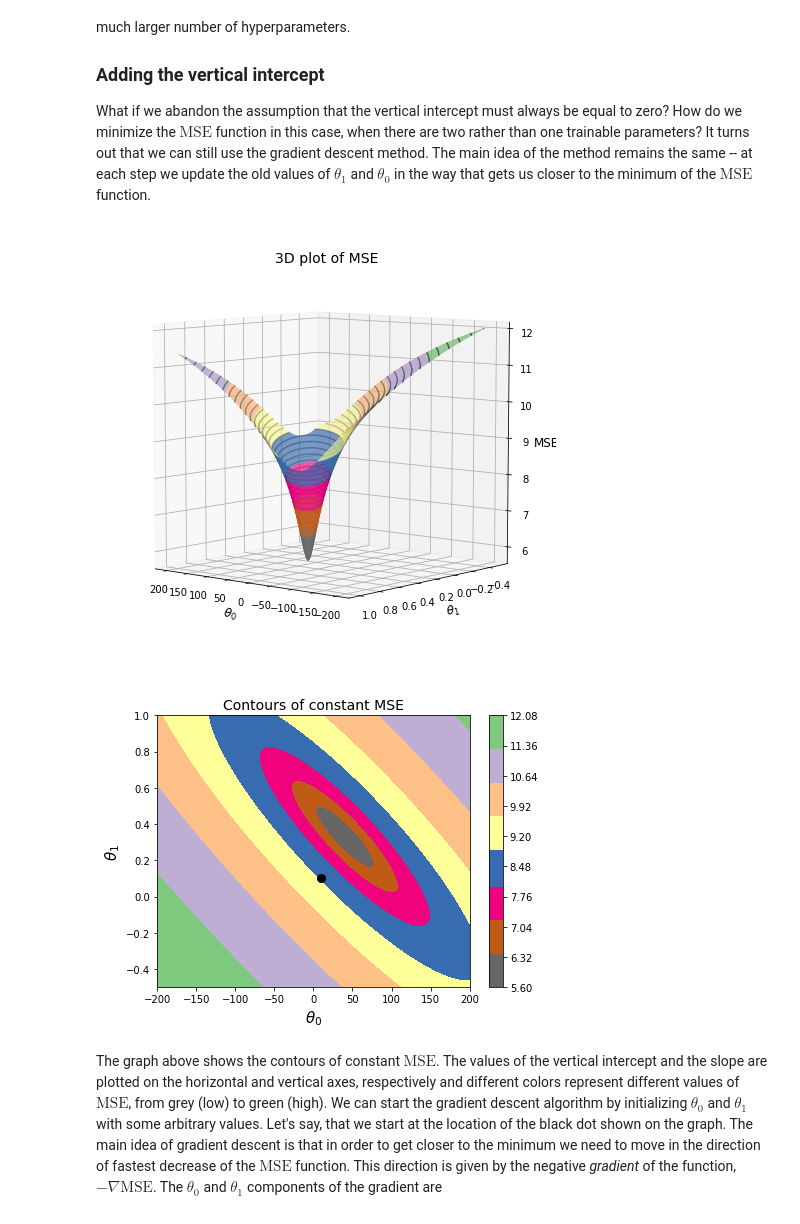
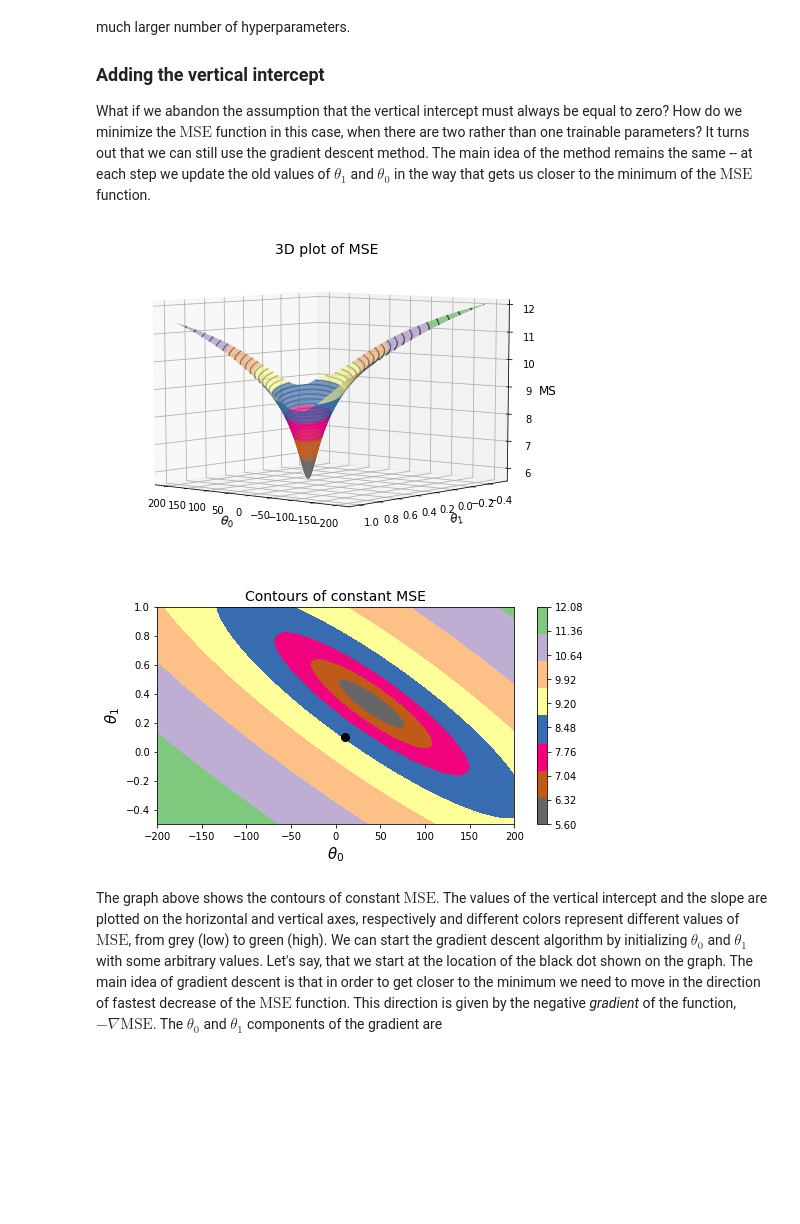
Before and after one commit to graf10a/Applied-Machine-Learning-Course, a Jupyter notebook: 03_Linear_Regression.ipynb, the cells around one changed output. Cells and saved outputs as stored; diff of their text form; code cells hidden in the pictures; blank space fills up the shorter version.

```diff
--- a/03_Linear_Regression.ipynb
+++ b/03_Linear_Regression.ipynb
@@ -272,7 +272,7 @@ np.random.seed(142)
 slope=np.random.rand()
 colors=['blue', 'green', 'orange', 'yellow', 'red']
 lr = 0.000006 # learning rate
-fig, ax = plt.subplots(1, 2, figsize=(10, 5))
+fig, ax = plt.subplots(1, 2, figsize=(8, 4))
 ax[0].plot(dis_no_nan, hp_no_nan, 'o')
 ax[0].set_xlabel("Displacement", fontsize=12)
 ax[0].set_ylabel("Horsepower", fontsize=12)
@@ -286,10 +286,10 @@ ax[1].set_title(r"$\theta_0 = 0$" + f", learning rate = {lr}", fontsize=14)
 for i, col in enumerate(colors, 1):
     hp_pred = slope*dis_no_nan
     ax[0].plot(dis_no_nan, hp_pred, color=col, label=i)
-    ax[1].plot(slope, compute_mse(slope), 'o', color=colors[i-1], ms=10, label=i)
+    ax[1].plot(slope, compute_mse(slope), 'o', color=colors[i-1], ms=6, label=i)
     slope = slope - 2*(-1)*((hp_no_nan-hp_pred)*dis_no_nan).mean()*lr
-ax[0].legend(loc='lower right',fontsize=12)
-ax[1].legend(loc='lower right', fontsize=12)
+ax[0].legend(loc='upper left',fontsize=8)
+ax[1].legend(loc='lower right', fontsize=8)
 plt.tight_layout()
 plt.show()
 # %% [output]
@@ -382,29 +382,32 @@ def compute_mse_2(v_int, slope, y=hp_no_nan, x=dis_no_nan):
     return ((y.reshape(-1, 1, 1) - slope*x.reshape(-1, 1, 1) - v_int)**2).mean(axis=0)
 # %%
 from mpl_toolkits import mplot3d
+
+np.warnings.filterwarnings('ignore', category=np.VisibleDeprecationWarning)
+
 n=500
 theta_0 = np.linspace(-200, 200, n)
 theta_1 = np.linspace(-0.5, 1, n)
 X, Y = np.meshgrid(theta_0, theta_1)
 Z = np.log(compute_mse_2(X, Y))
-fig = plt.figure(figsize=(8, 8))
+fig = plt.figure(figsize=(8, 6))
 ax = plt.axes(projection='3d')
 ax.plot_surface(X, Y, Z, rstride=1, cstride=1,
                 cmap='Accent_r', edgecolor='none')
 ax.contour3D(X, Y, Z, 50, cmap='binary')
 ax.set_xlabel(r'$\theta_0$', fontsize=12)
 ax.set_ylabel(r'$\theta_1$', fontsize=12)
 ax.set_zlabel('MSE', fontsize=12)
 ax.set_title("3D plot of MSE",
              fontsize=14)
 ax.view_init(7, 130)
 plt.show()
 # %% [output]
-[figure, old version]
+[figure, new version]
 # %%
 slope=0.1
 v_int=10
-plt.figure(figsize=(7, 5))
+plt.figure(figsize=(8, 4))
 plt.contourf(X, Y, Z, 100, cmap='Accent_r')#'RdGy')
 plt.plot(v_int, slope, 'o', color='black', ms=8)
 plt.colorbar()
@@ -413,7 +416,7 @@ plt.ylabel(r"$\theta_1$", fontsize=15)
 plt.title("Contours of constant MSE", fontsize=14)
 plt.show()
 # %% [output]
-[figure, old version]
+[figure, new version]
 # %% [markdown]
 The graph above shows the contours of constant $\text{MSE}$. The values of the vertical intercept and the slope are plotted on the horizontal and vertical axes, respectively and different colors represent different values of $\text{MSE}$, from grey (low) to green (high). We can start the gradient descent algorithm by initializing $\theta_0$ and $\theta_1$ with some arbitrary values. Let's say, that we start at the location of the black dot shown on the graph. The main idea of gradient descent is that in order to get closer to the minimum we need to move in the direction of fastest decrease of the  $\text{MSE}$ function. This direction is given by the negative *gradient* of the function, $-\nabla\text{MSE}$. The $\theta_0$ and $\theta_1$ components of the gradient are
 
```
Also changed, not shown: parts of 15 cells of this notebook.
